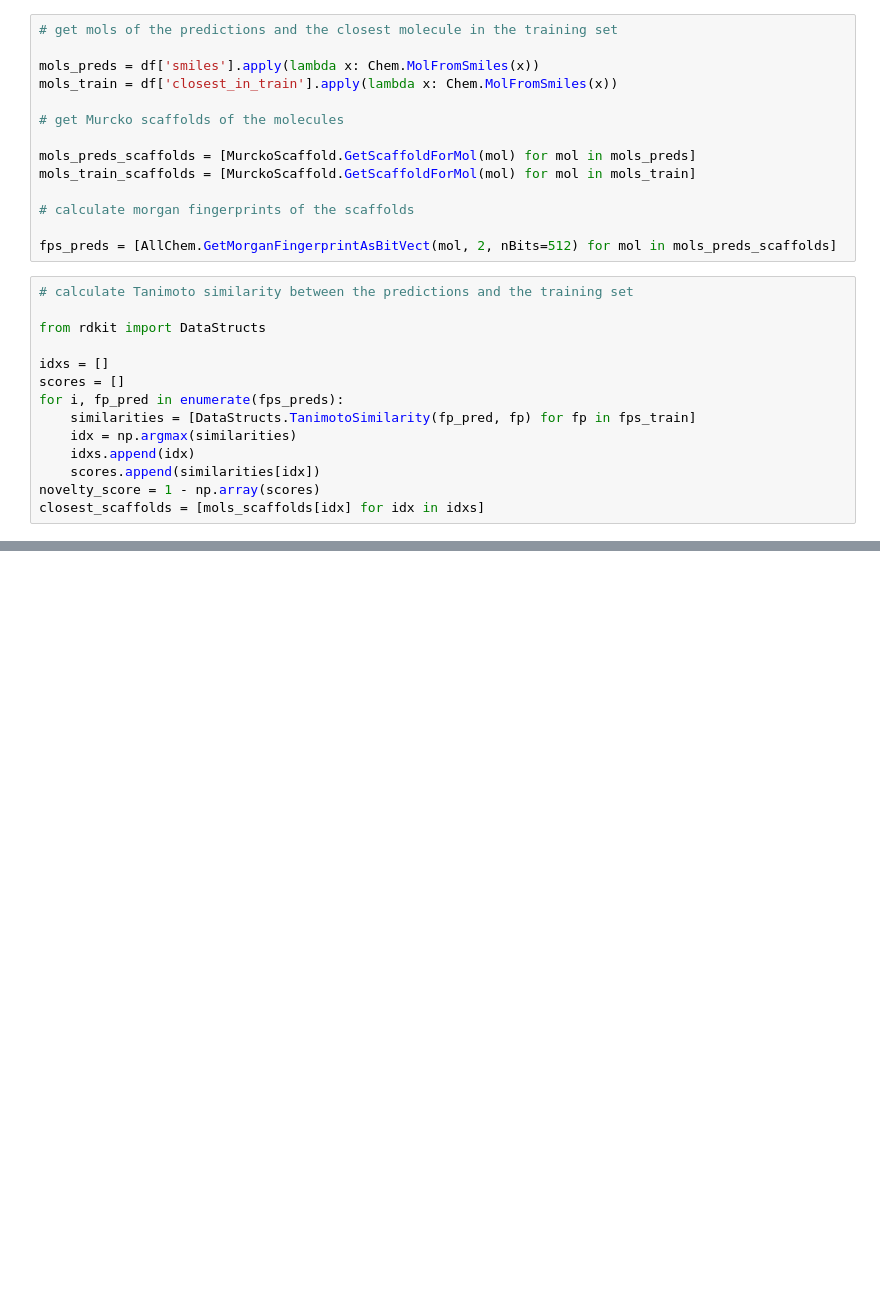
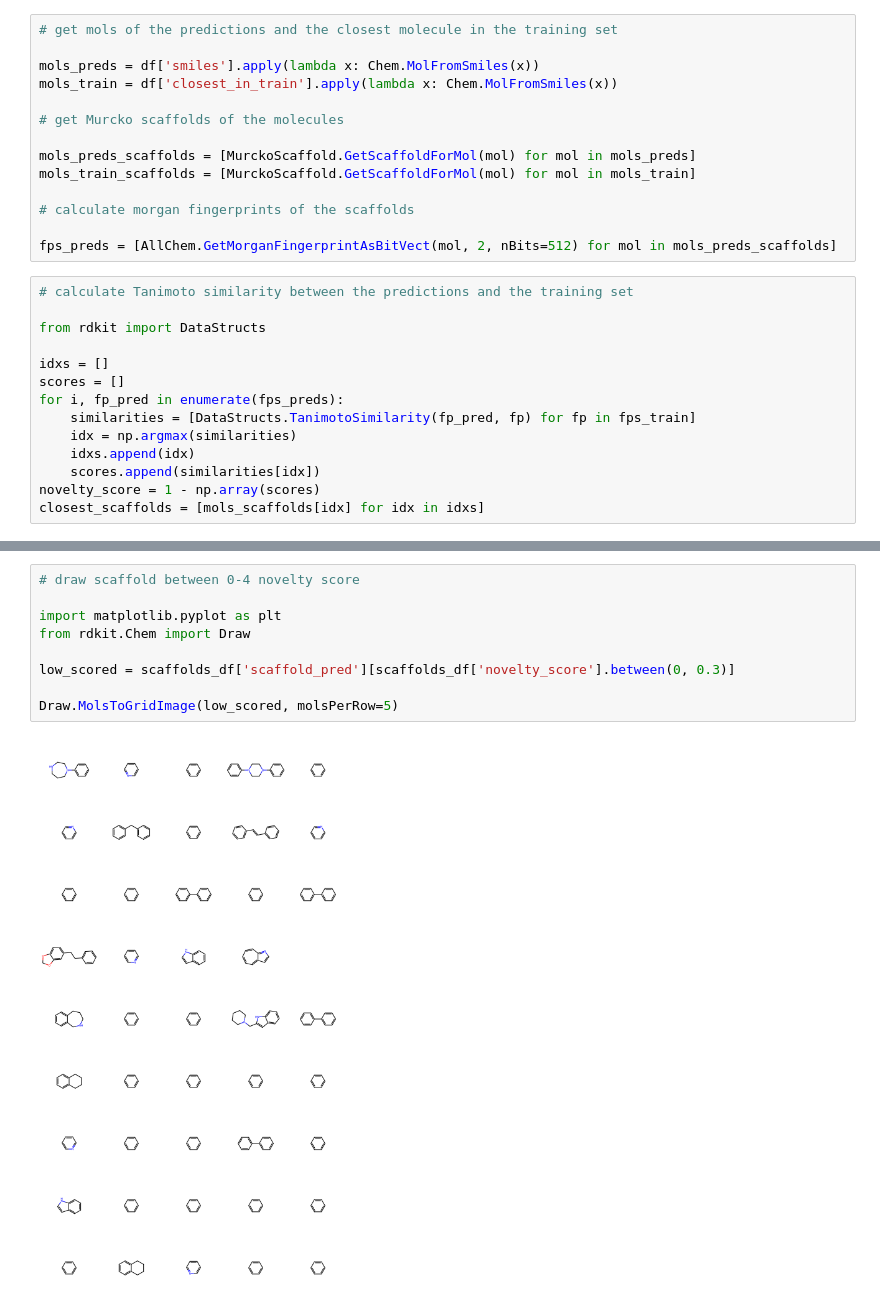
Before and after one commit to hubertrybka/profis-2, a Jupyter notebook: analysis/scaffold.ipynb, the cells around one changed output, grey strips where cells are left out. Cells and saved outputs as stored; diff of their text form; blank space fills up the shorter version.

```diff
--- a/analysis/scaffold.ipynb
+++ b/analysis/scaffold.ipynb
@@ -76,0 +81,11 @@ sns.histplot(scaffolds_df['novelty_score'])
+# %%
+# draw scaffold between 0-4 novelty score
+
+import matplotlib.pyplot as plt
+from rdkit.Chem import Draw
+
+low_scored = scaffolds_df['scaffold_pred'][scaffolds_df['novelty_score'].between(0, 0.3)]
+
+Draw.MolsToGridImage(low_scored, molsPerRow=5)
+# %% [output]
+[figure, added]
```
Also changed, not shown: parts of 5 cells of this notebook, 2 other files.
